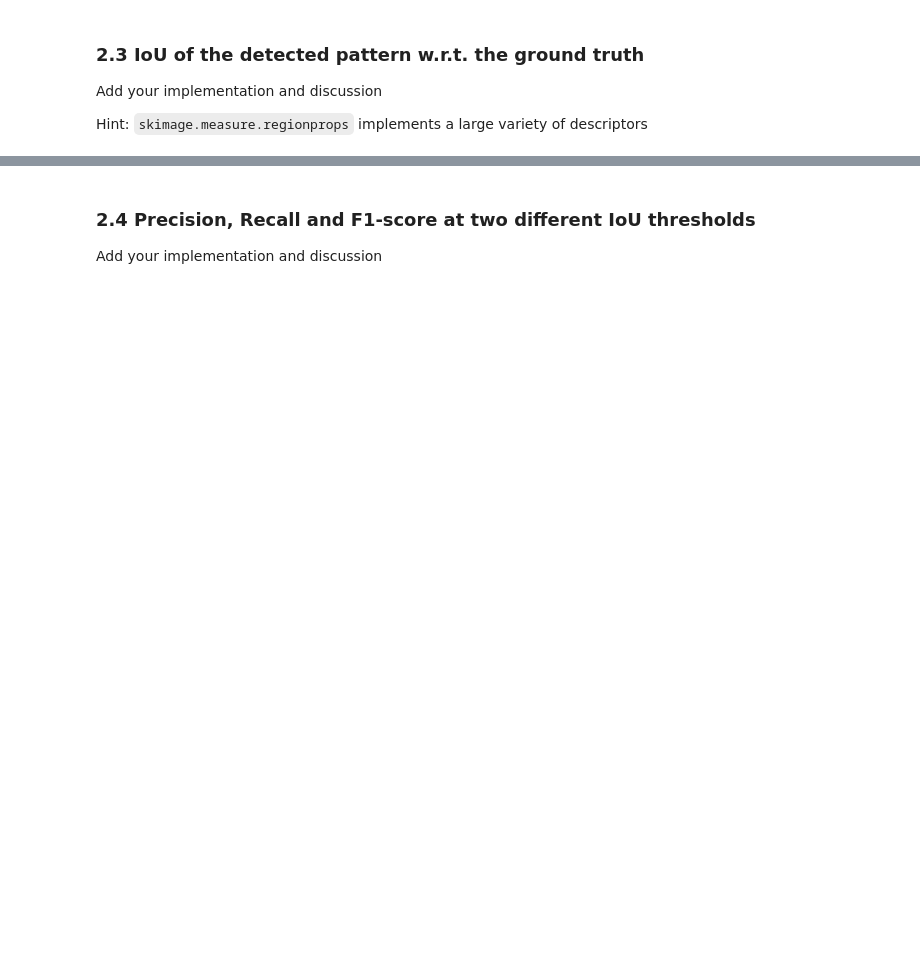
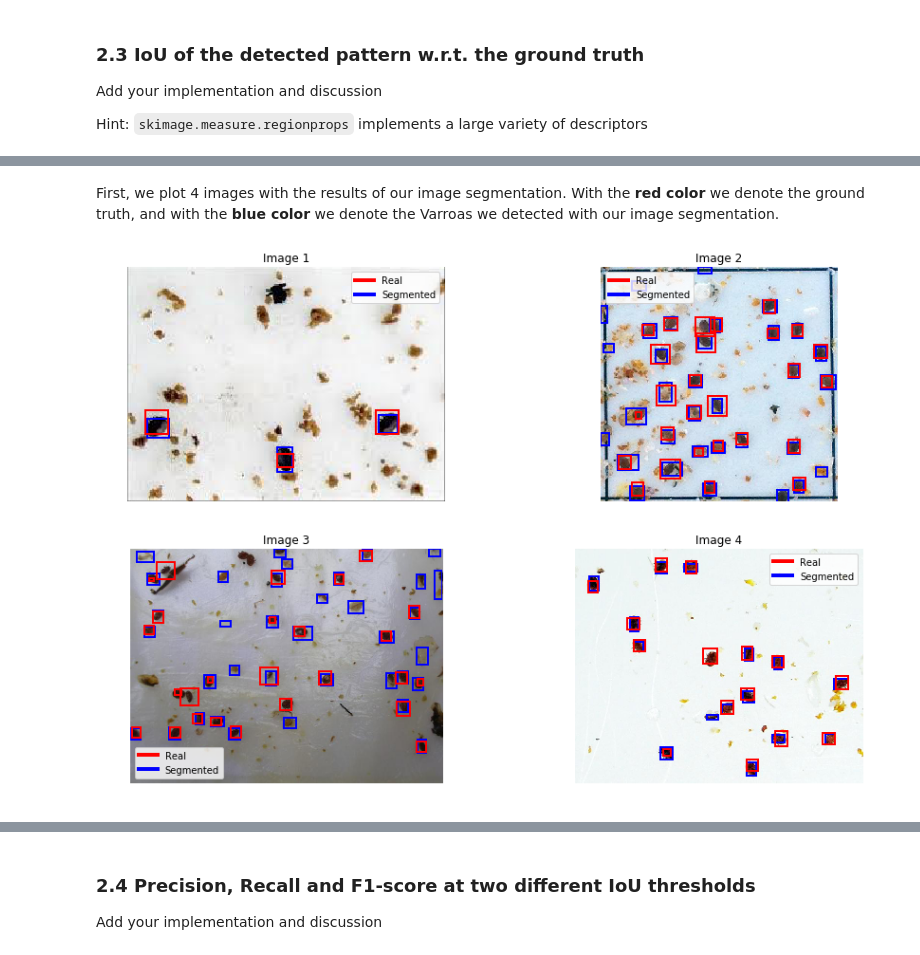
Before and after one commit to JelenaBanjac/image-analysis, a Jupyter notebook: labs/lab_01_segmentation.ipynb, the cells around one changed output, grey strips where cells are left out. Cells and saved outputs as stored; diff of their text form; code cells hidden in the pictures; blank space fills up the shorter version.

```diff
--- a/labs/lab_01_segmentation.ipynb
+++ b/labs/lab_01_segmentation.ipynb
@@ -498,0 +421,34 @@ IoU = 0.54
+# %% [markdown]
+First, we plot 4 images with the results of our image segmentation. With the **red color** we denote the ground truth, and with the **blue color** we denote the Varroas we detected with our image segmentation.
+# %%
+%matplotlib inline
+
+# Colors that will be used in the legend
+custom_legend = [Line2D([0], [0], color="r", lw=4, label="Real"),
+                Line2D([0], [0], color="b", lw=4, label="Segmented")]
+fig, axes = plt.subplots(2, 2, figsize=(15, 10))
+
+# Iterate through each of the 4 images, and label Real and Segmented Varroas
+for iteration, (ax, im, img_lbl, annotations) in enumerate(zip(axes.ravel(), ic, img_lbls, annotations_xmls)):
+    props = regionprops(img_lbl)
+
+    # Show image with our prediction
+    for p in props:
+        rect_segm = patches.Rectangle(
+            (p['bbox'][1], p['bbox'][2]),
+            p['bbox'][3] - p['bbox'][1],
+            p['bbox'][0] - p['bbox'][2],
+            linewidth=2, edgecolor='b', facecolor='none', label="Predicted")
+        ax.add_patch(rect_segm)
+    for a in annotations:
+        rect_real = patches.Rectangle(
+            (a['bbox'][0], a['bbox'][1]),
+            a['bbox'][2], a['bbox'][3],
+            linewidth=2, edgecolor='r',facecolor='none', label="Real")
+        ax.add_patch(rect_real)
+    ax.imshow(im)
+    ax.axis('off')
+    ax.legend(custom_legend, ['Real', 'Segmented'])
+    ax.set_title(f"Image {iteration+1}")
+# %% [output]
+[figure, added]
```
Also changed, not shown: parts of 24 cells of this notebook.
